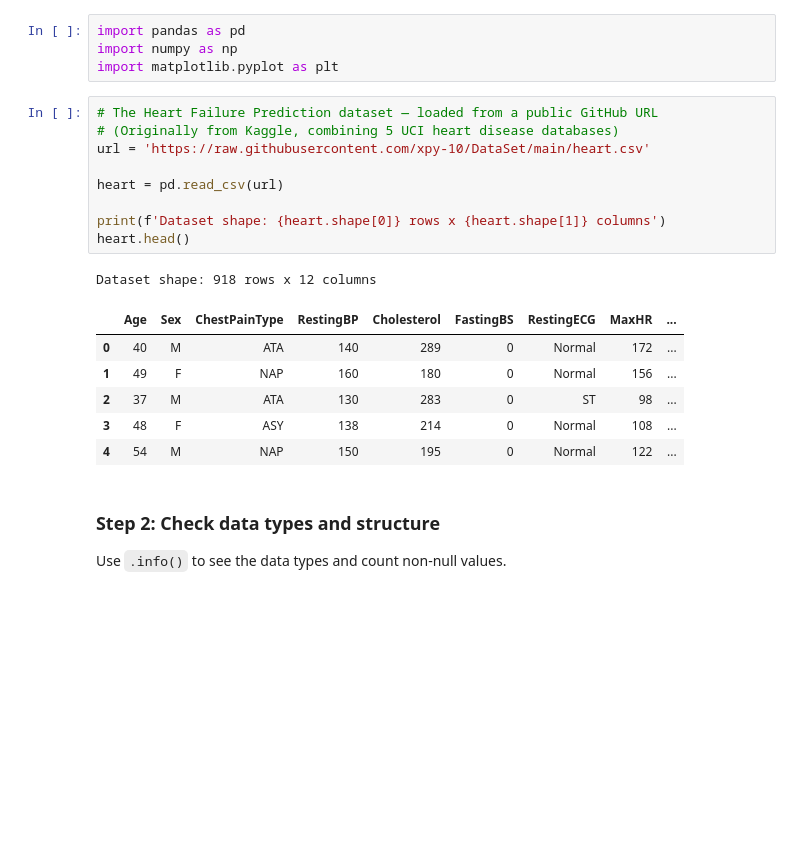
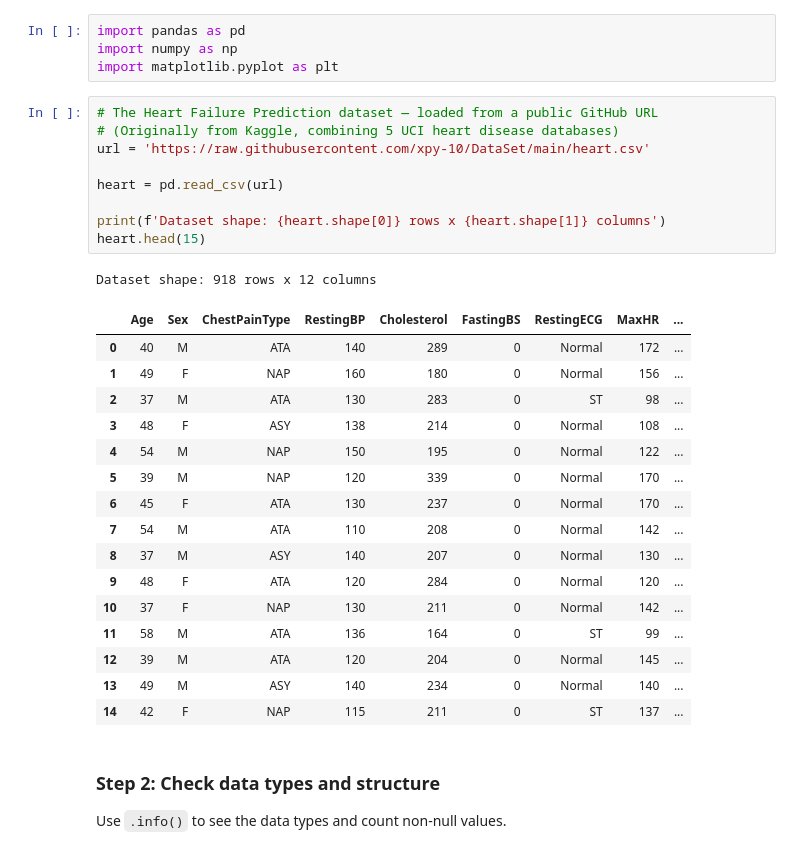
Before and after one commit to arosales23/CIS-3514-WT-EC-ARA, a Jupyter notebook: Data_Cleaning_Exercise_Class.ipynb, the cells around one changed output. Cells and saved outputs as stored; diff of their text form; blank space fills up the shorter version.

```diff
--- a/Data_Cleaning_Exercise_Class.ipynb
+++ b/Data_Cleaning_Exercise_Class.ipynb
@@ -52,20 +52,30 @@ import matplotlib.pyplot as plt
 # %%
 # The Heart Failure Prediction dataset — loaded from a public GitHub URL
 # (Originally from Kaggle, combining 5 UCI heart disease databases)
 url = 'https://raw.githubusercontent.com/xpy-10/DataSet/main/heart.csv'
 
 heart = pd.read_csv(url)
 
 print(f'Dataset shape: {heart.shape[0]} rows x {heart.shape[1]} columns')
-heart.head()
+heart.head(15)
 # %% [output]
 Dataset shape: 918 rows x 12 columns
 |  | Age | Sex | ChestPainType | RestingBP | Cholesterol | FastingBS | RestingECG | MaxHR | ... |
 | 0 | 40 | M | ATA | 140 | 289 | 0 | Normal | 172 | ... |
 | 1 | 49 | F | NAP | 160 | 180 | 0 | Normal | 156 | ... |
 | 2 | 37 | M | ATA | 130 | 283 | 0 | ST | 98 | ... |
 | 3 | 48 | F | ASY | 138 | 214 | 0 | Normal | 108 | ... |
 | 4 | 54 | M | NAP | 150 | 195 | 0 | Normal | 122 | ... |
+| 5 | 39 | M | NAP | 120 | 339 | 0 | Normal | 170 | ... |
+| 6 | 45 | F | ATA | 130 | 237 | 0 | Normal | 170 | ... |
+| 7 | 54 | M | ATA | 110 | 208 | 0 | Normal | 142 | ... |
+| 8 | 37 | M | ASY | 140 | 207 | 0 | Normal | 130 | ... |
+| 9 | 48 | F | ATA | 120 | 284 | 0 | Normal | 120 | ... |
+| 10 | 37 | F | NAP | 130 | 211 | 0 | Normal | 142 | ... |
+| 11 | 58 | M | ATA | 136 | 164 | 0 | ST | 99 | ... |
+| 12 | 39 | M | ATA | 120 | 204 | 0 | Normal | 145 | ... |
+| 13 | 49 | M | ASY | 140 | 234 | 0 | Normal | 140 | ... |
+| 14 | 42 | F | NAP | 115 | 211 | 0 | ST | 137 | ... |
 # %% [markdown]
 ### Step 2: Check data types and structure
 
```
Also changed, not shown: parts of 6 cells of this notebook.
